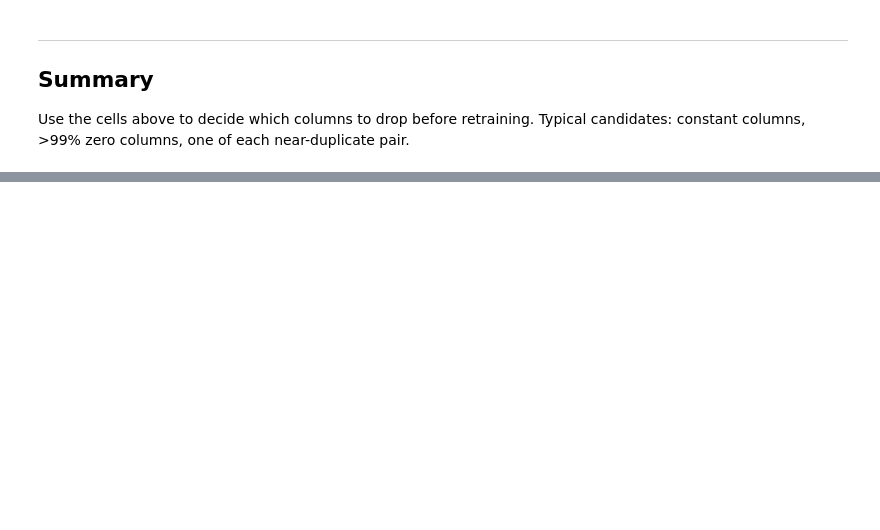
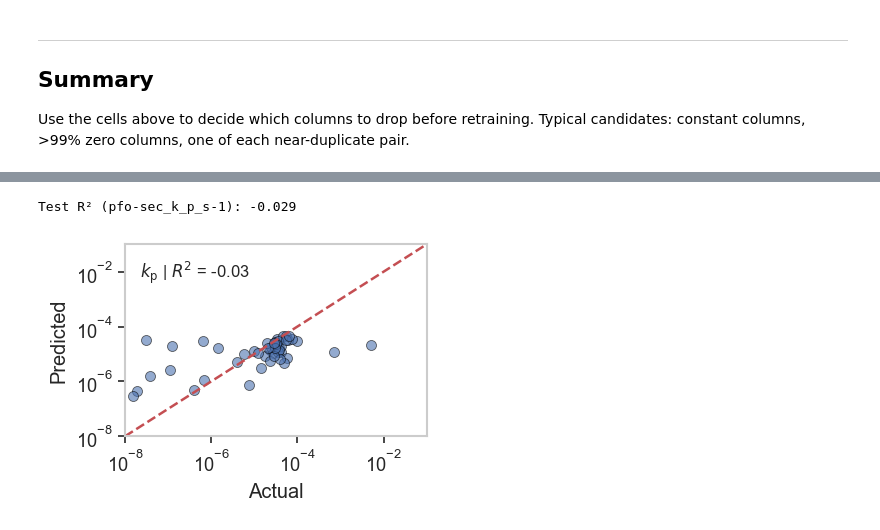
Before and after one commit to n-nels/cataverse.ai, a Jupyter notebook: orchestration/src/experiments/automation/notebooks/explore_features.ipynb, the cells around one changed output, grey strips where cells are left out. Drawn from its saved outputs; the diff is of its cells as text; code cells hidden in the pictures; blank space fills up the shorter version.

Commit message:
trajectory_extrapolation_model

```diff
--- a/orchestration/src/experiments/automation/notebooks/explore_features.ipynb
+++ b/orchestration/src/experiments/automation/notebooks/explore_features.ipynb
@@ -460,0 +466,54 @@ near-duplicate pair.
+# %%
+import sys
+from pathlib import Path
+
+sys.path.insert(0, str(Path.cwd().parent))
+
+from sklearn.metrics import r2_score
+
+from model import inverse_target_transforms, load_model
+from pipeline import prepare_splits, test_metrics
+
+AUTOMATION_DIR = Path.cwd().parent
+OUTPUT_DIR = AUTOMATION_DIR / "outputs"
+MODEL_PATH = AUTOMATION_DIR / "models" / "random_forest.joblib"
+TARGET = "pfo-sec_k_p_s-1"
+
+X = pd.read_parquet(OUTPUT_DIR / "X.parquet")
+y = pd.read_parquet(OUTPUT_DIR / "y.parquet")
+splits = prepare_splits(X, y)
+trained = load_model(MODEL_PATH)
+test_m = test_metrics(trained, splits)
+print(f"Test R\u00b2 ({TARGET}): {test_m[TARGET]['r2']:.3f}")
+
+y_pred = inverse_target_transforms(
+    trained.model.predict(splits.X_test),
+    trained.target_names,
+    trained.lambdas,
+)
+true = splits.y_test[TARGET].values
+pred = y_pred[:, trained.target_names.index(TARGET)]
+r2 = r2_score(true, pred)
+
+fig, ax = plt.subplots(figsize=(3.5, 2.5))
+plot_mask = (true > 0) & (pred > 0)
+true_plot = true[plot_mask]
+pred_plot = pred[plot_mask]
+ax.scatter(true_plot, pred_plot, alpha=0.6, edgecolors="black", linewidths=0.5)
+lims = [min(true_plot.min(), pred_plot.min()), max(true_plot.max(), pred_plot.max())]
+lims = [1e-8, 1e-1]
+ax.plot(lims, lims, "r--")
+ax.set_xlabel(f"Actual")
+ax.set_ylabel(f"Predicted")
+ax.set_xscale("log")
+ax.set_yscale("log")
+ax.set_xlim(1e-8, 1e-1)
+ax.set_ylim(1e-8, 1e-1)
+ax.grid(False)
+ax.tick_params(axis="both", which="major", bottom=True, left=True, direction="out", length=4, width=1)
+ax.legend(title=fr"$k_{{\rm p}}$ | $R^2$ = {r2:.2f}", fontsize=10, title_fontsize=10, frameon=False)
+plt.tight_layout()
+plt.show()
+# %% [output]
+Test R² (pfo-sec_k_p_s-1): -0.029
+[figure, added]
```
Also changed, not shown: parts of 13 cells of this notebook, 14 other files.
